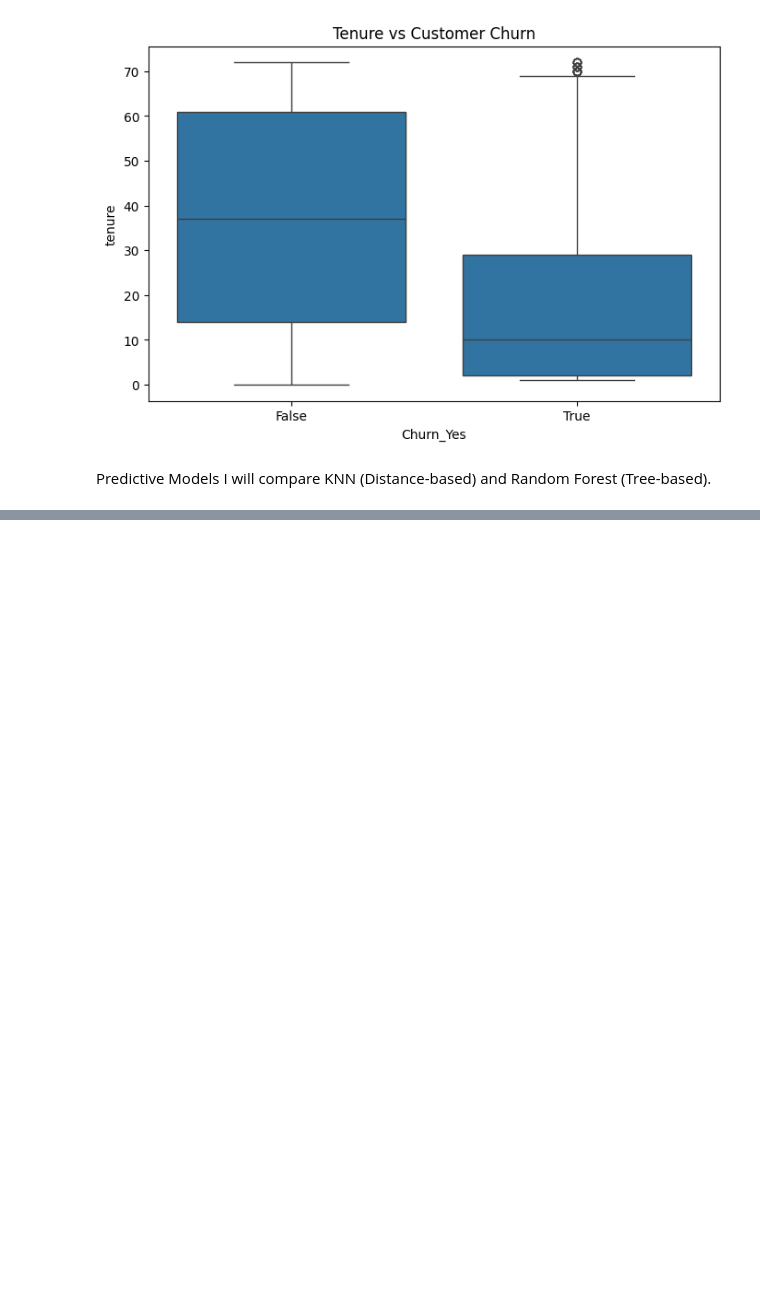
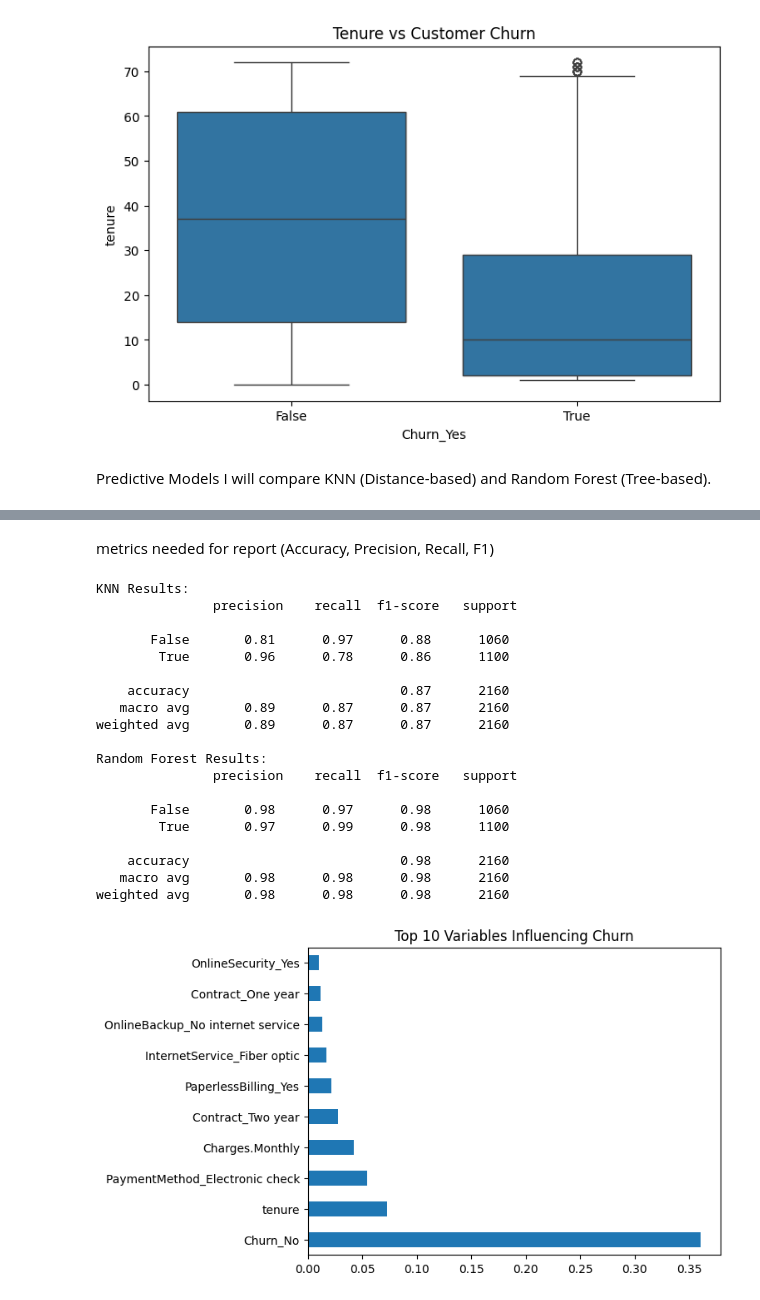
Before and after one commit to Rey-Morales-G/Alura_Telecom_X_2, a Jupyter notebook: Alura_TelecomX_2.ipynb, the cells around one changed output, grey strips where cells are left out. Cells and saved outputs as stored; diff of their text form; code cells hidden in the pictures; blank space fills up the shorter version.

```diff
--- a/Alura_TelecomX_2.ipynb
+++ b/Alura_TelecomX_2.ipynb
@@ -127,0 +126,34 @@ NameError: name 'train_test_split' is not defined
+# %% [markdown]
+metrics needed for  report (Accuracy, Precision, Recall, F1)
+# %%
+from sklearn.metrics import classification_report
+
+print("KNN Results:\n", classification_report(y_test, y_pred_knn))
+print("Random Forest Results:\n", classification_report(y_test, y_pred_rf))
+
+# Identify most important variables for the report
+importances = pd.Series(rf.feature_importances_, index=X.columns)
+importances.nlargest(10).plot(kind='barh')
+plt.title("Top 10 Variables Influencing Churn")
+plt.show()
+# %% [output]
+KNN Results:
+               precision    recall  f1-score   support
+
+       False       0.81      0.97      0.88      1060
+        True       0.96      0.78      0.86      1100
+
+    accuracy                           0.87      2160
+   macro avg       0.89      0.87      0.87      2160
+weighted avg       0.89      0.87      0.87      2160
+
+Random Forest Results:
+               precision    recall  f1-score   support
+
+       False       0.98      0.97      0.98      1060
+        True       0.97      0.99      0.98      1100
+
+    accuracy                           0.98      2160
+   macro avg       0.98      0.98      0.98      2160
+weighted avg       0.98      0.98      0.98      2160
+[figure, added]
```
Also changed, not shown: parts of 1 cell of this notebook.
